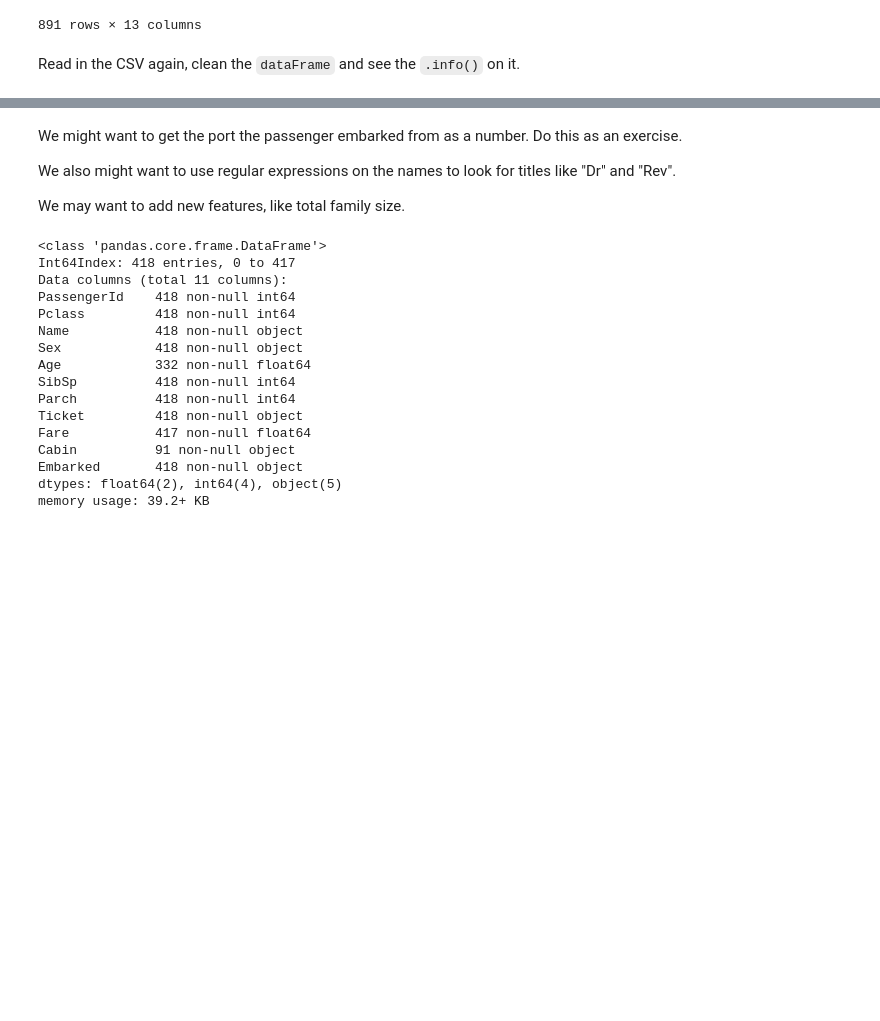
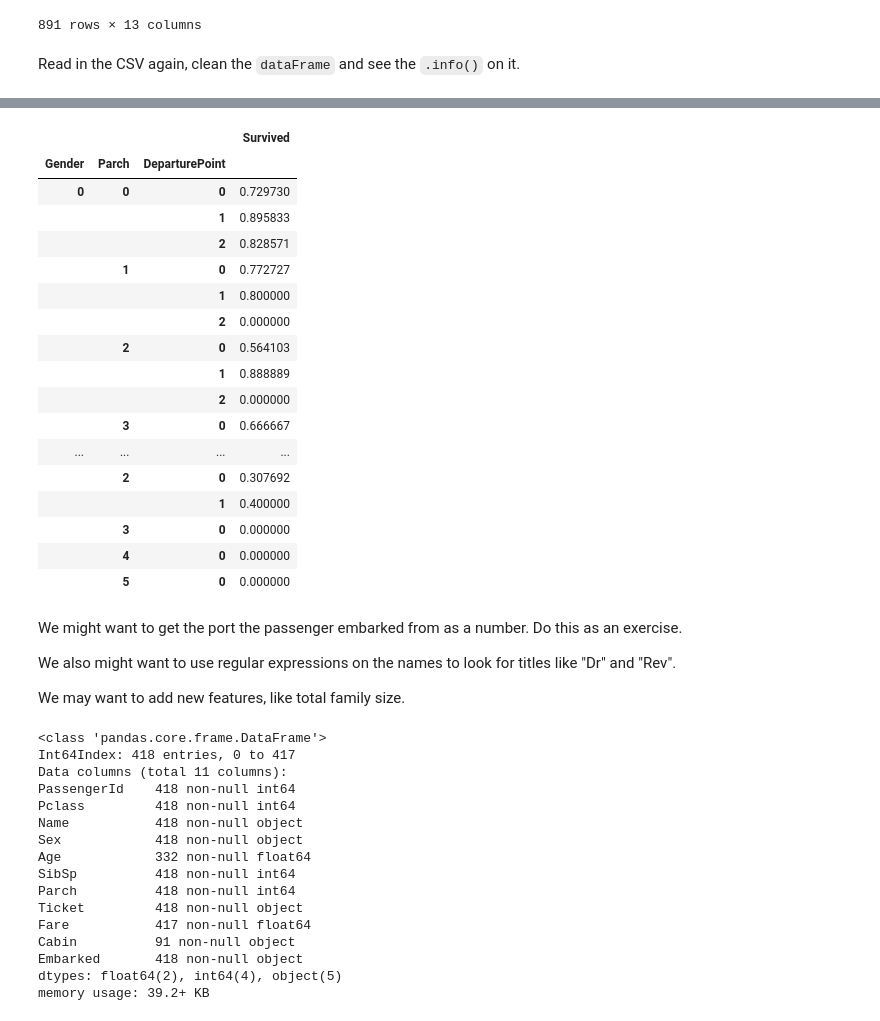
Before and after one commit to tiy-gvl-python-2015-09/titanic, a Jupyter notebook: titanic_prediction.ipynb, the cells around one changed output, grey strips where cells are left out. Saved outputs shown, nothing was run; the diff lists cells and outputs as text; code cells hidden in the pictures; blank space fills up the shorter version.

```diff
--- a/titanic_prediction.ipynb
+++ b/titanic_prediction.ipynb
@@ -380,3 +398,25 @@ Read in the CSV again, clean the `dataFrame` and see the `.info()` on it.
+# %%
+price_survivor_table = pd.pivot_table(train, index=["Gender", "Parch", "DeparturePoint"], values=["Survived"])
+price_survivor_table
+# %% [output]
+|  |  |  | Survived |
+| Gender | Parch | DeparturePoint |  |
+| 0 | 0 | 0 | 0.729730 |
+|  |  | 1 | 0.895833 |
+|  |  | 2 | 0.828571 |
+|  | 1 | 0 | 0.772727 |
+|  |  | 1 | 0.800000 |
+|  |  | 2 | 0.000000 |
+|  | 2 | 0 | 0.564103 |
+|  |  | 1 | 0.888889 |
+|  |  | 2 | 0.000000 |
+|  | 3 | 0 | 0.666667 |
+| ... | ... | ... | ... |
+|  | 2 | 0 | 0.307692 |
+|  |  | 1 | 0.400000 |
+|  | 3 | 0 | 0.000000 |
+|  | 4 | 0 | 0.000000 |
+|  | 5 | 0 | 0.000000 |
 # %% [markdown]
 We might want to get the port the passenger embarked from as a number. Do this as an exercise.
 
```
Also changed, not shown: parts of 7 cells of this notebook, 9 other files.
